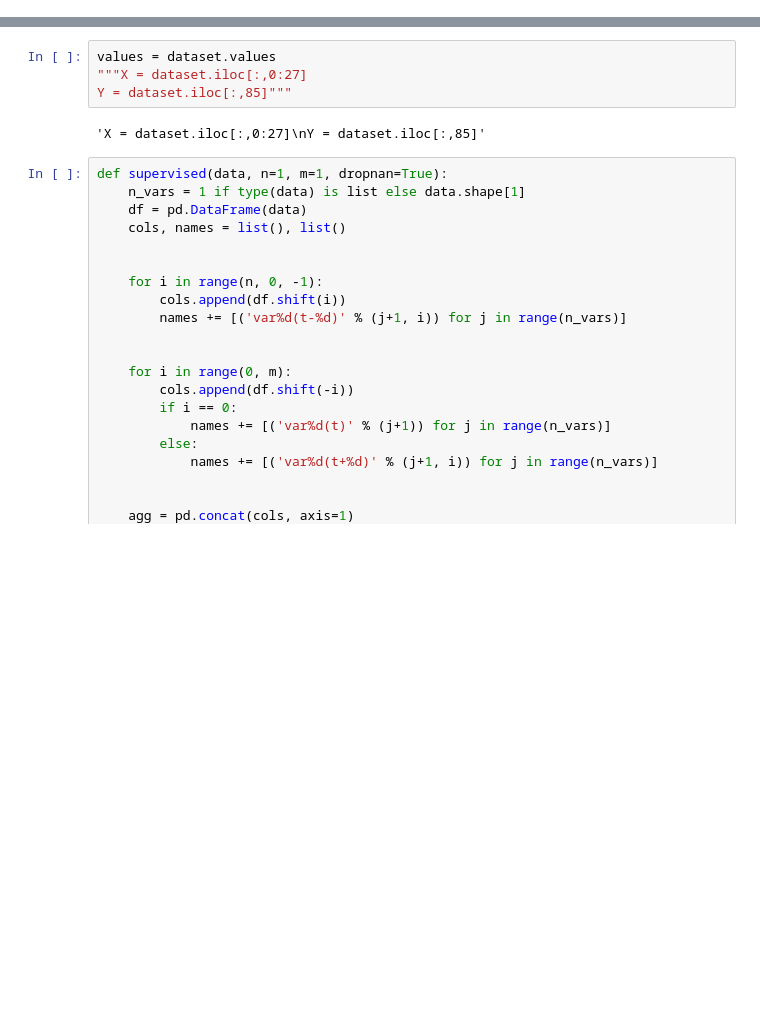
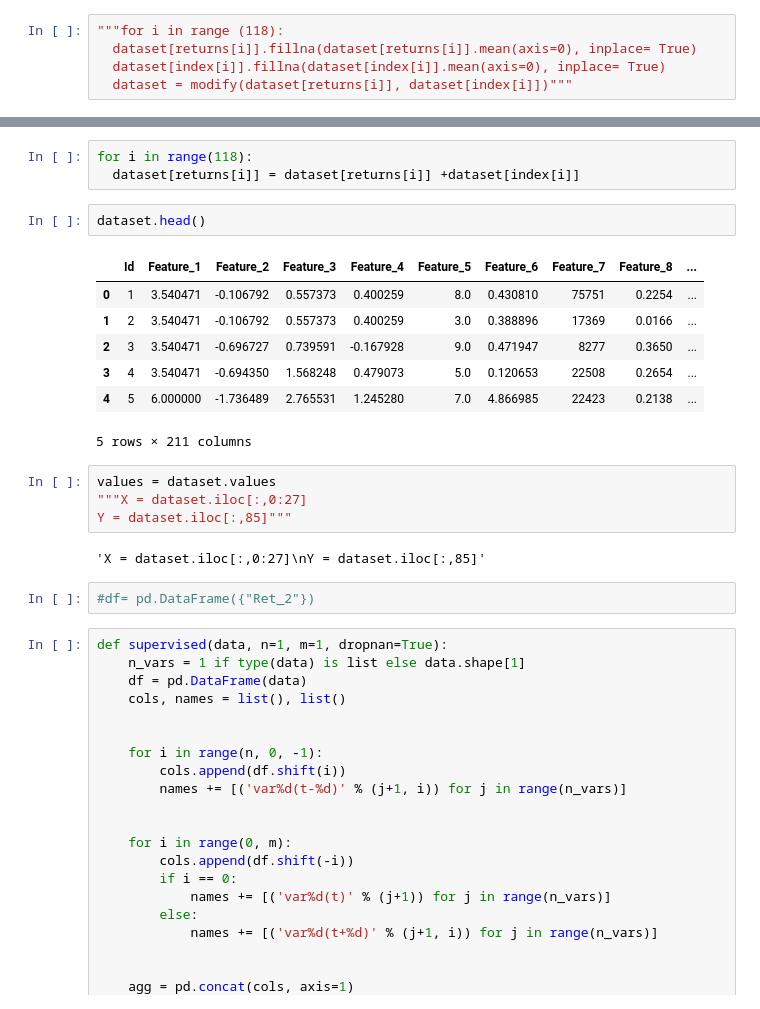
Before and after one commit to ipsitapathak3/WintonRecord, a Jupyter notebook: winton3(LSTM)(3).ipynb, the cells around one changed output, grey strips where cells are left out. Saved outputs shown, nothing was run; the diff lists cells and outputs as text; blank space fills up the shorter version.

```diff
--- a/winton3(LSTM)(3).ipynb
+++ b/winton3(LSTM)(3).ipynb
@@ -14,0 +43,5 @@ dataset.fillna(dataset.mean(axis=0), inplace= True)
+# %%
+"""for i in range (118):
+  dataset[returns[i]].fillna(dataset[returns[i]].mean(axis=0), inplace= True)
+  dataset[index[i]].fillna(dataset[index[i]].mean(axis=0), inplace= True)
+  dataset = modify(dataset[returns[i]], dataset[index[i]])"""
@@ -15,9 +73,24 @@ dataset.fillna(dataset.mean(axis=0), inplace= True)
+# %%
+for i in range(118):
+  dataset[returns[i]] = dataset[returns[i]] +dataset[index[i]]
+# %%
+dataset.head()
+# %% [output]
+|  | Id | Feature_1 | Feature_2 | Feature_3 | Feature_4 | Feature_5 | Feature_6 | Feature_7 | Feature_8 | ... |
+| 0 | 1 | 3.540471 | -0.106792 | 0.557373 | 0.400259 | 8.0 | 0.430810 | 75751 | 0.2254 | ... |
+| 1 | 2 | 3.540471 | -0.106792 | 0.557373 | 0.400259 | 3.0 | 0.388896 | 17369 | 0.0166 | ... |
+| 2 | 3 | 3.540471 | -0.696727 | 0.739591 | -0.167928 | 9.0 | 0.471947 | 8277 | 0.3650 | ... |
+| 3 | 4 | 3.540471 | -0.694350 | 1.568248 | 0.479073 | 5.0 | 0.120653 | 22508 | 0.2654 | ... |
+| 4 | 5 | 6.000000 | -1.736489 | 2.765531 | 1.245280 | 7.0 | 4.866985 | 22423 | 0.2138 | ... |
+5 rows × 211 columns
 # %%
 values = dataset.values
 """X = dataset.iloc[:,0:27]
 Y = dataset.iloc[:,85]"""
 # %% [output]
 'X = dataset.iloc[:,0:27]\nY = dataset.iloc[:,85]'
+# %%
+#df= pd.DataFrame({"Ret_2"})
 # %%
 def supervised(data, n=1, m=1, dropnan=True):
 	n_vars = 1 if type(data) is list else data.shape[1]
```
Also changed, not shown: parts of 13 cells of this notebook.
